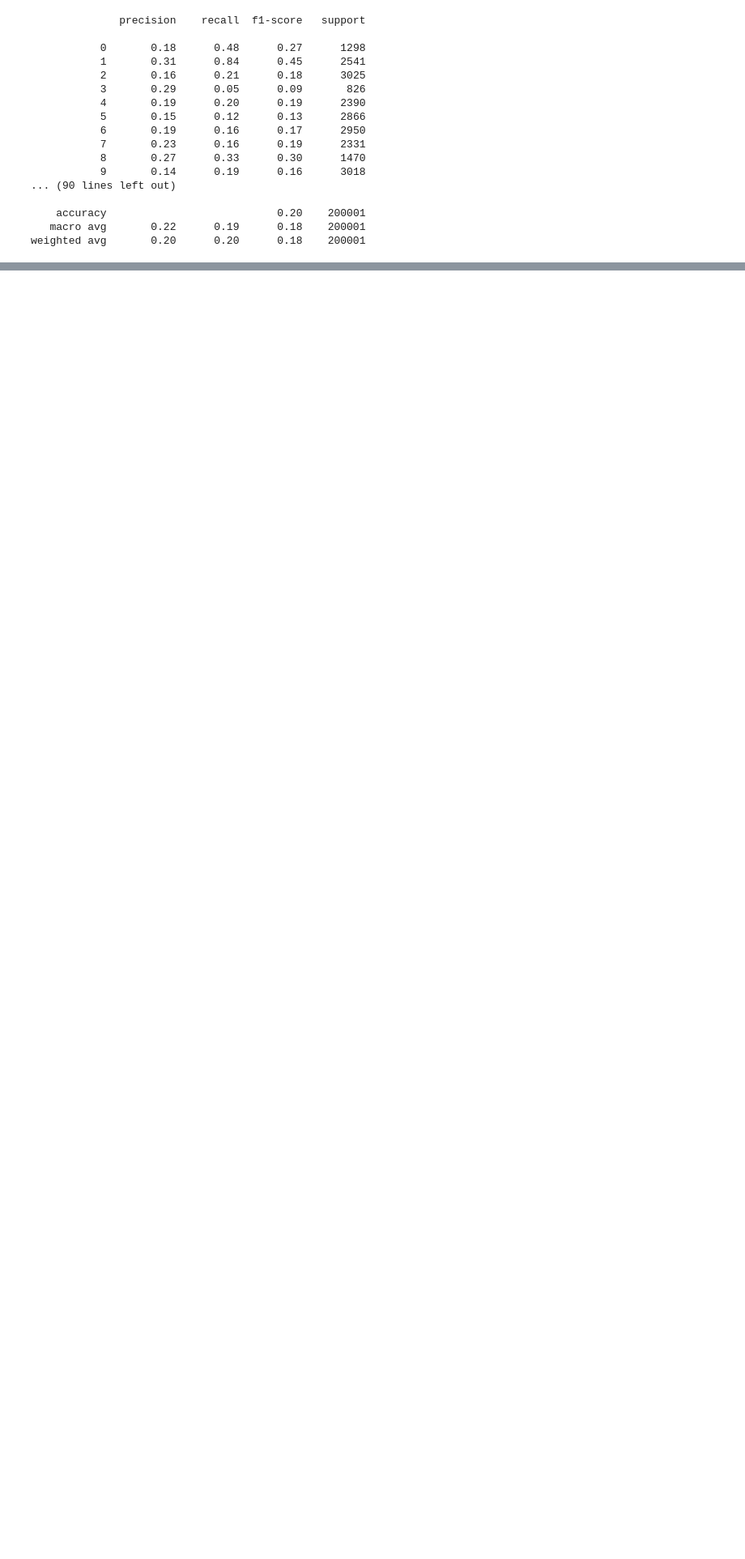
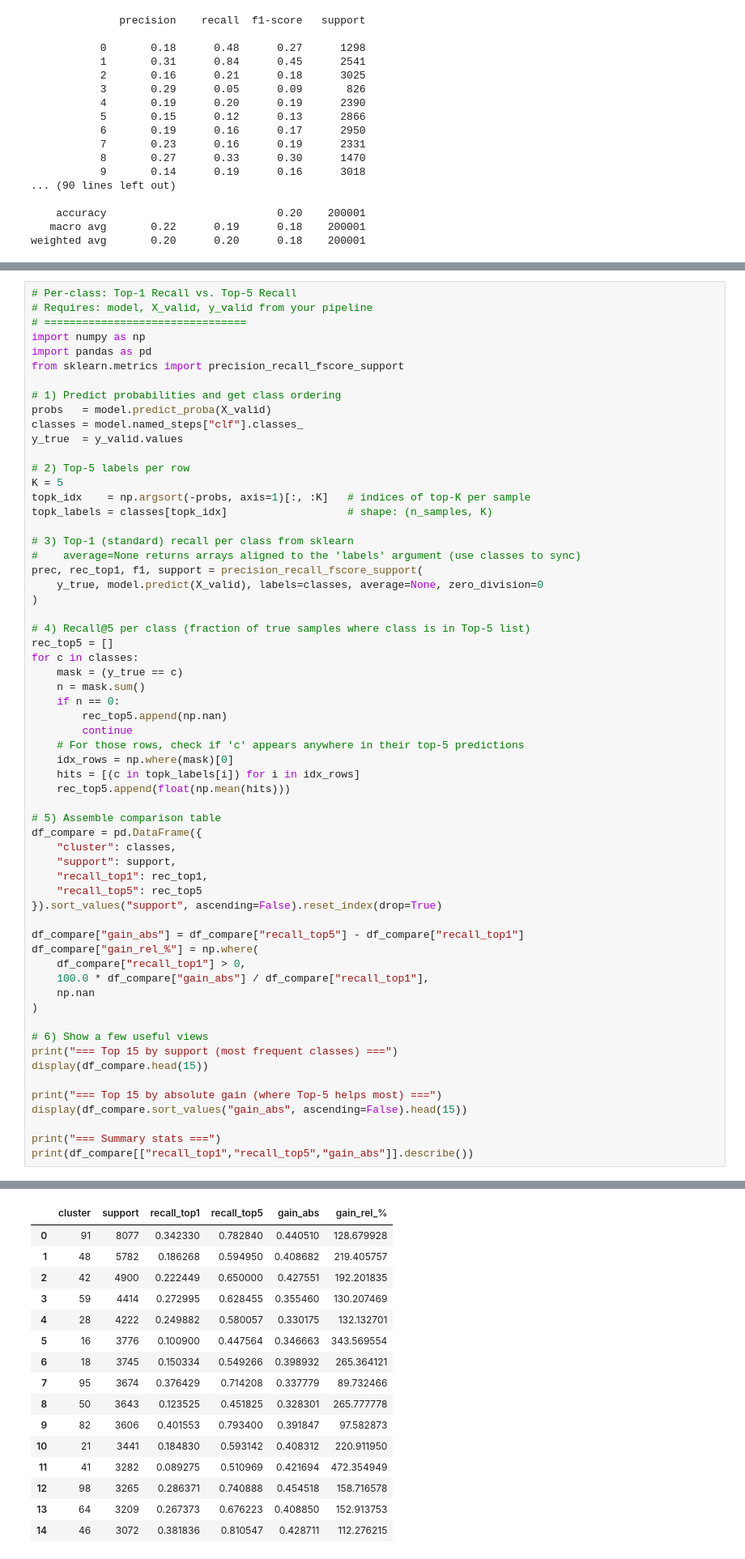
Before and after one commit to Rajkaipa/Group-3-Expedia-Hotel-Recommendation, a Jupyter notebook: Baseline-Model_Rina.ipynb, the cells around one changed output, grey strips where cells are left out. Shown at 81% size. Cells and saved outputs as stored; diff of their text form; blank space fills up the shorter version.

Commit message:
updated EDA and additional attempt for baseline model

```diff
--- a/Baseline-Model_Rina.ipynb
+++ b/Baseline-Model_Rina.ipynb
@@ -776,3 +776,65 @@ plt.title("Confusion Matrix (Top-10 clusters)")
 plt.show()
 # %% [output]
 [figure]
+# %%
+# Per-class: Top-1 Recall vs. Top-5 Recall
+# Requires: model, X_valid, y_valid from your pipeline
+# ================================
+import numpy as np
+import pandas as pd
+from sklearn.metrics import precision_recall_fscore_support
+
+# 1) Predict probabilities and get class ordering
+probs   = model.predict_proba(X_valid)
+classes = model.named_steps["clf"].classes_
+y_true  = y_valid.values
+
+# 2) Top-5 labels per row
+K = 5
+topk_idx    = np.argsort(-probs, axis=1)[:, :K]   # indices of top-K per sample
+topk_labels = classes[topk_idx]                   # shape: (n_samples, K)
+
+# 3) Top-1 (standard) recall per class from sklearn
+#    average=None returns arrays aligned to the 'labels' argument (use classes to sync)
+prec, rec_top1, f1, support = precision_recall_fscore_support(
+    y_true, model.predict(X_valid), labels=classes, average=None, zero_division=0
+)
+
+# 4) Recall@5 per class (fraction of true samples where class is in Top-5 list)
+rec_top5 = []
+for c in classes:
+    mask = (y_true == c)
+    n = mask.sum()
+    if n == 0:
+        rec_top5.append(np.nan)
+        continue
+    # For those rows, check if 'c' appears anywhere in their top-5 predictions
+    idx_rows = np.where(mask)[0]
+    hits = [(c in topk_labels[i]) for i in idx_rows]
+    rec_top5.append(float(np.mean(hits)))
+
+# 5) Assemble comparison table
+df_compare = pd.DataFrame({
+    "cluster": classes,
+    "support": support,
+    "recall_top1": rec_top1,
+    "recall_top5": rec_top5
+}).sort_values("support", ascending=False).reset_index(drop=True)
+
+df_compare["gain_abs"] = df_compare["recall_top5"] - df_compare["recall_top1"]
+df_compare["gain_rel_%"] = np.where(
+    df_compare["recall_top1"] > 0,
+    100.0 * df_compare["gain_abs"] / df_compare["recall_top1"],
+    np.nan
+)
+
+# 6) Show a few useful views
+print("=== Top 15 by support (most frequent classes) ===")
+display(df_compare.head(15))
+
+print("=== Top 15 by absolute gain (where Top-5 helps most) ===")
+display(df_compare.sort_values("gain_abs", ascending=False).head(15))
+
+print("=== Summary stats ===")
+print(df_compare[["recall_top1","recall_top5","gain_abs"]].describe())
+# %% [output]
@@ -778,0 +842,16 @@ plt.show()
+|  | cluster | support | recall_top1 | recall_top5 | gain_abs | gain_rel_% |
+| 0 | 91 | 8077 | 0.342330 | 0.782840 | 0.440510 | 128.679928 |
+| 1 | 48 | 5782 | 0.186268 | 0.594950 | 0.408682 | 219.405757 |
+| 2 | 42 | 4900 | 0.222449 | 0.650000 | 0.427551 | 192.201835 |
+| 3 | 59 | 4414 | 0.272995 | 0.628455 | 0.355460 | 130.207469 |
+| 4 | 28 | 4222 | 0.249882 | 0.580057 | 0.330175 | 132.132701 |
+| 5 | 16 | 3776 | 0.100900 | 0.447564 | 0.346663 | 343.569554 |
+| 6 | 18 | 3745 | 0.150334 | 0.549266 | 0.398932 | 265.364121 |
+| 7 | 95 | 3674 | 0.376429 | 0.714208 | 0.337779 | 89.732466 |
+| 8 | 50 | 3643 | 0.123525 | 0.451825 | 0.328301 | 265.777778 |
+| 9 | 82 | 3606 | 0.401553 | 0.793400 | 0.391847 | 97.582873 |
+| 10 | 21 | 3441 | 0.184830 | 0.593142 | 0.408312 | 220.911950 |
+| 11 | 41 | 3282 | 0.089275 | 0.510969 | 0.421694 | 472.354949 |
+| 12 | 98 | 3265 | 0.286371 | 0.740888 | 0.454518 | 158.716578 |
+| 13 | 64 | 3209 | 0.267373 | 0.676223 | 0.408850 | 152.913753 |
+| 14 | 46 | 3072 | 0.381836 | 0.810547 | 0.428711 | 112.276215 |
```
Also changed, not shown: parts of 2 cells of this notebook, 3 other files.
